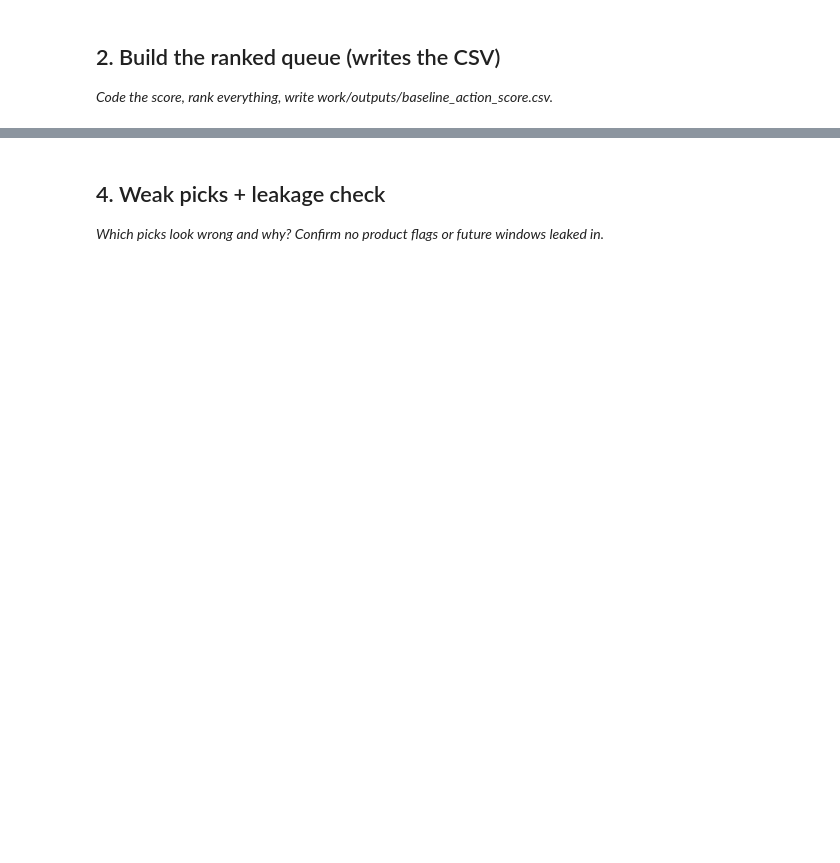
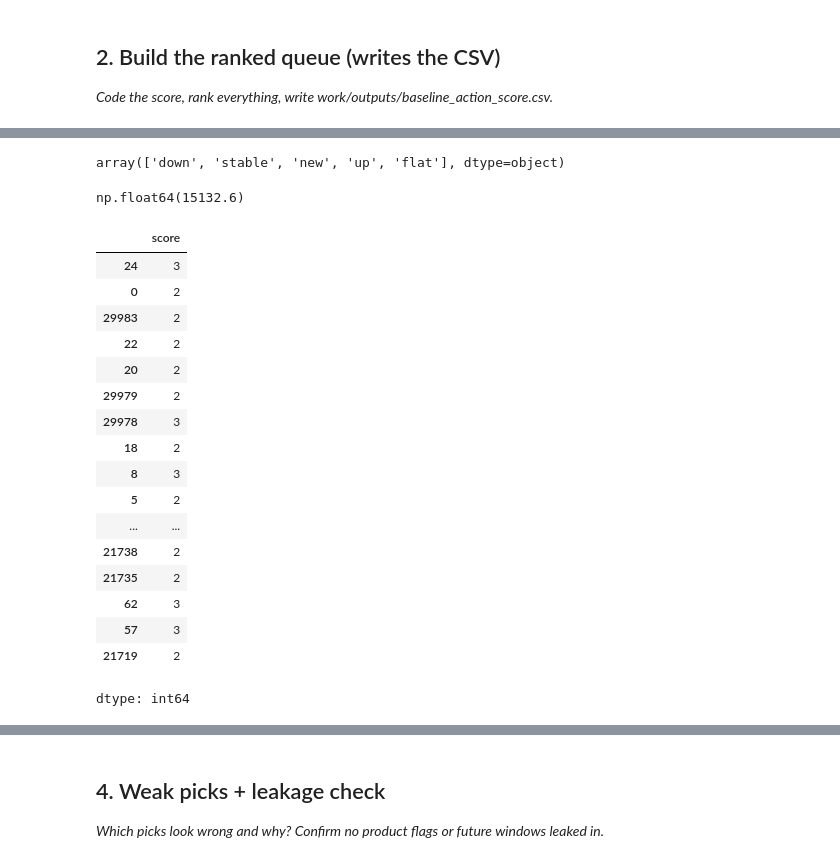
Before and after one commit to wilsonmarundaa-netizen/updated-flyRank-intern, a Jupyter notebook: work/notebooks/w04_baseline_score.ipynb, the cells around one changed output, grey strips where cells are left out. Drawn from its saved outputs; the diff is of its cells as text; code cells hidden in the pictures; blank space fills up the shorter version.

```diff
--- a/work/notebooks/w04_baseline_score.ipynb
+++ b/work/notebooks/w04_baseline_score.ipynb
@@ -22,0 +50,4 @@ This skeleton is yours to fill. Work the sections **in order** — each one has
+# %%
+df["trend_direction"].unique()
+# %% [output]
+array(['down', 'stable', 'new', 'up', 'flat'], dtype=object)
@@ -22,0 +56,30 @@ This skeleton is yours to fill. Work the sections **in order** — each one has
+# %%
+df["impressions_90d"].mean()
+# %% [output]
+np.float64(15132.6)
+# %%
+df["score"] = (
+    df["down_trend"].astype(int) * 2
+    + (df["impressions_90d"] >= 15000).astype(int)
+)
+
+df["score"]
+# %% [output]
+|  | score |
+| 24 | 3 |
+| 0 | 2 |
+| 29983 | 2 |
+| 22 | 2 |
+| 20 | 2 |
+| 29979 | 2 |
+| 29978 | 3 |
+| 18 | 2 |
+| 8 | 3 |
+| 5 | 2 |
+| ... | ... |
+| 21738 | 2 |
+| 21735 | 2 |
+| 62 | 3 |
+| 57 | 3 |
+| 21719 | 2 |
+dtype: int64
```
Also changed, not shown: parts of 10 cells of this notebook.
